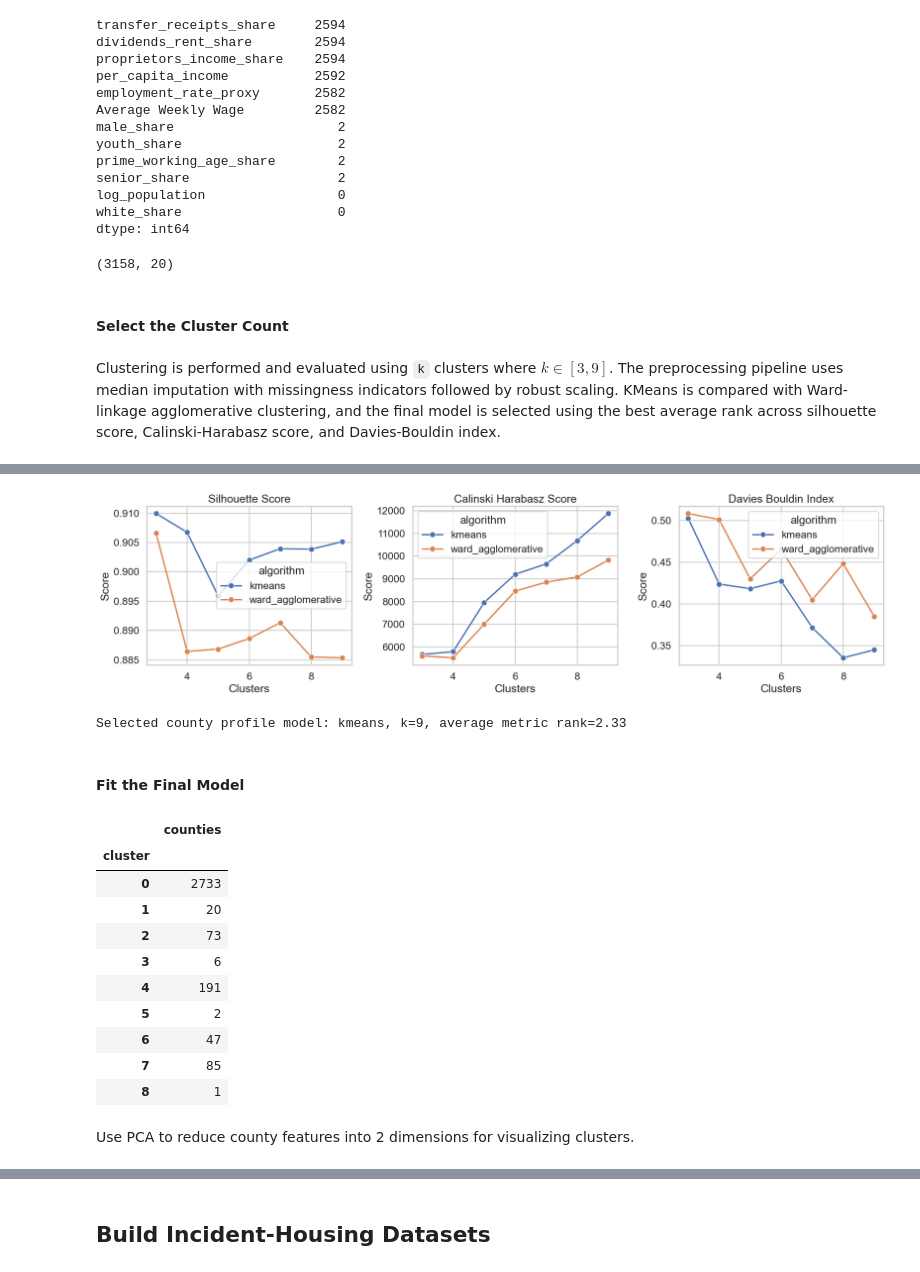
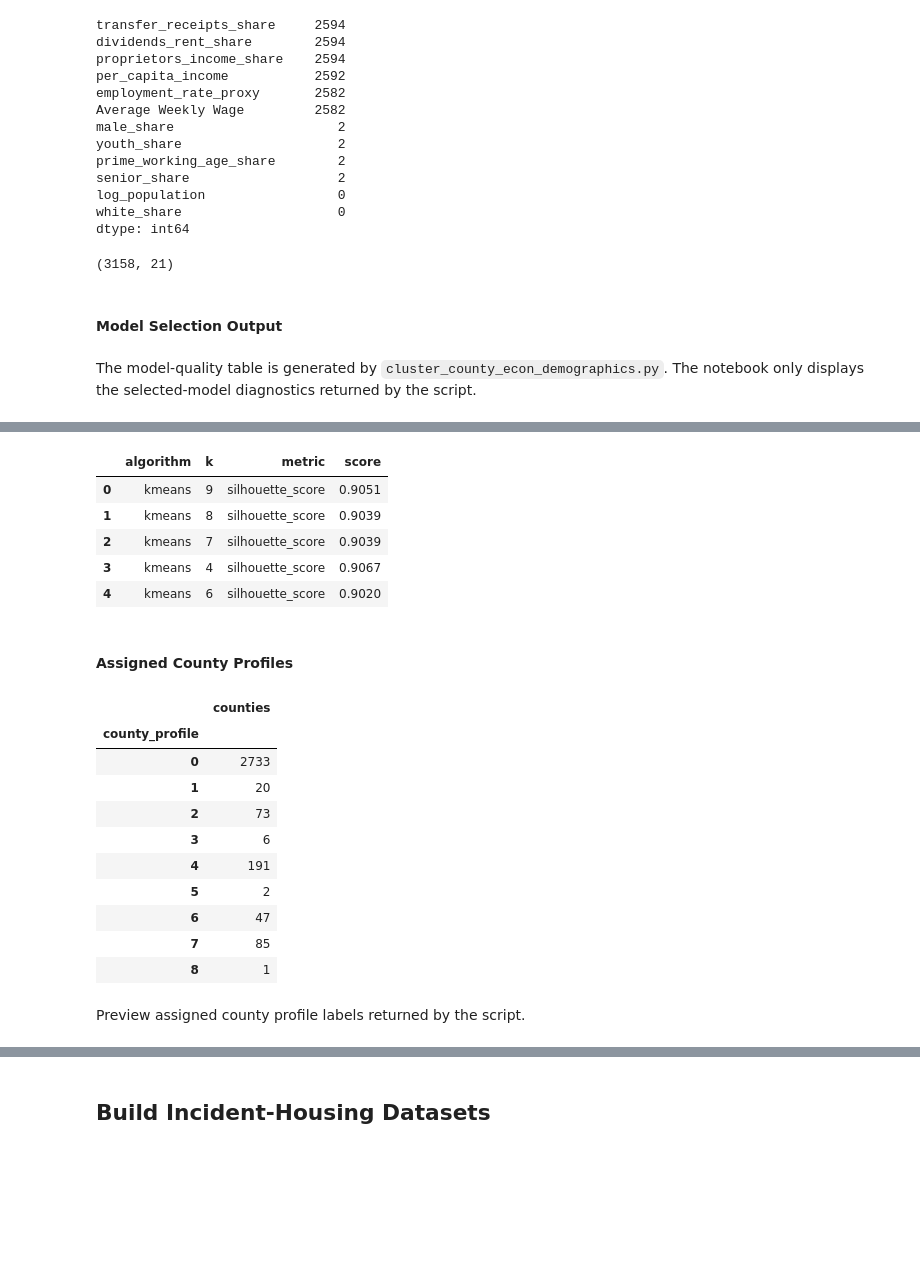
Before and after one commit to Kaxlow/climate-on-housing, a Jupyter notebook: src/climate-housing-analysis.ipynb, the cells around one changed output, grey strips where cells are left out. Saved outputs shown, nothing was run; the diff lists cells and outputs as text; code cells hidden in the pictures; blank space fills up the shorter version.

Commit message:
Update climate housing analysis outputs

```diff
--- a/src/climate-housing-analysis.ipynb
+++ b/src/climate-housing-analysis.ipynb
@@ -824,14 +727,11 @@ log_population                 0
 white_share                    0
 dtype: int64
 # %%
-cluster_input = cluster_input.dropna(subset=FEATURE_COLUMNS, how='all').copy()
 cluster_input.shape
 # %% [output]
-(3158, 20)
+(3158, 21)
 # %% [markdown]
-#### Select the Cluster Count
+#### Model Selection Output
 # %% [markdown]
-Clustering is performed and evaluated using `k` clusters where $k \in [3, 9]$.
-The preprocessing pipeline uses median imputation with missingness indicators followed by robust scaling.
-KMeans is compared with Ward-linkage agglomerative clustering, and the final model is selected using the best average rank across silhouette score, Calinski-Harabasz score, and Davies-Bouldin index.
+The model-quality table is generated by `cluster_county_econ_demographics.py`. The notebook only displays the selected-model diagnostics returned by the script.
 # %%
@@ -910,40 +757,23 @@ plot_quality_df = cluster_quality_df.melt(
     id_vars=['algorithm', 'k'],
     value_vars=['silhouette_score', 'calinski_harabasz_score', 'davies_bouldin_index'],
     var_name='metric',
-    value_name='value',
+    value_name='score',
 )
-
-fig, axes = plt.subplots(1, 3, figsize=(18, 5))
-for ax, metric in zip(axes, ['silhouette_score', 'calinski_harabasz_score', 'davies_bouldin_index']):
-    metric_df = plot_quality_df.loc[plot_quality_df['metric'] == metric]
-    sns.lineplot(data=metric_df, x='k', y='value', hue='algorithm', marker='o', ax=ax)
-    ax.set_title(metric.replace('_', ' ').title())
-    ax.set_xlabel('Clusters')
-    ax.set_ylabel('Score')
-plt.tight_layout()
-plt.show()
-
-print(
-    f"Selected county profile model: {best_algorithm}, k={best_k}, "
-    f"average metric rank={best_cluster_row['combined_metric_rank']:.2f}"
-)
+plot_quality_df.head()
 # %% [output]
-[figure, removed]
-Selected county profile model: kmeans, k=9, average metric rank=2.33
+|  | algorithm | k | metric | score |
+| 0 | kmeans | 9 | silhouette_score | 0.9051 |
+| 1 | kmeans | 8 | silhouette_score | 0.9039 |
+| 2 | kmeans | 7 | silhouette_score | 0.9039 |
+| 3 | kmeans | 4 | silhouette_score | 0.9067 |
+| 4 | kmeans | 6 | silhouette_score | 0.9020 |
 # %% [markdown]
-#### Fit the Final Model
+#### Assigned County Profiles
 # %%
-cluster_input['cluster'] = best_cluster_model.labels_ if hasattr(best_cluster_model, 'labels_') else best_cluster_model.predict(X)
-
-cluster_sizes = (
-    cluster_input.groupby('cluster')
-    .agg(counties=('fips', 'size'))
-    .sort_index()
-)
-cluster_sizes
+county_profile_df['county_profile'].value_counts().sort_index().to_frame('counties')
 # %% [output]
 |  | counties |
-| cluster |  |
+| county_profile |  |
 | 0 | 2733 |
 | 1 | 20 |
 | 2 | 73 |
@@ -954,5 +784,5 @@ cluster_sizes
 | 7 | 85 |
 | 8 | 1 |
 # %% [markdown]
-Use PCA to reduce county features into 2 dimensions for visualizing clusters.
+Preview assigned county profile labels returned by the script.
 # %%
```
Also changed, not shown: parts of 31 cells of this notebook, 5 other files.
